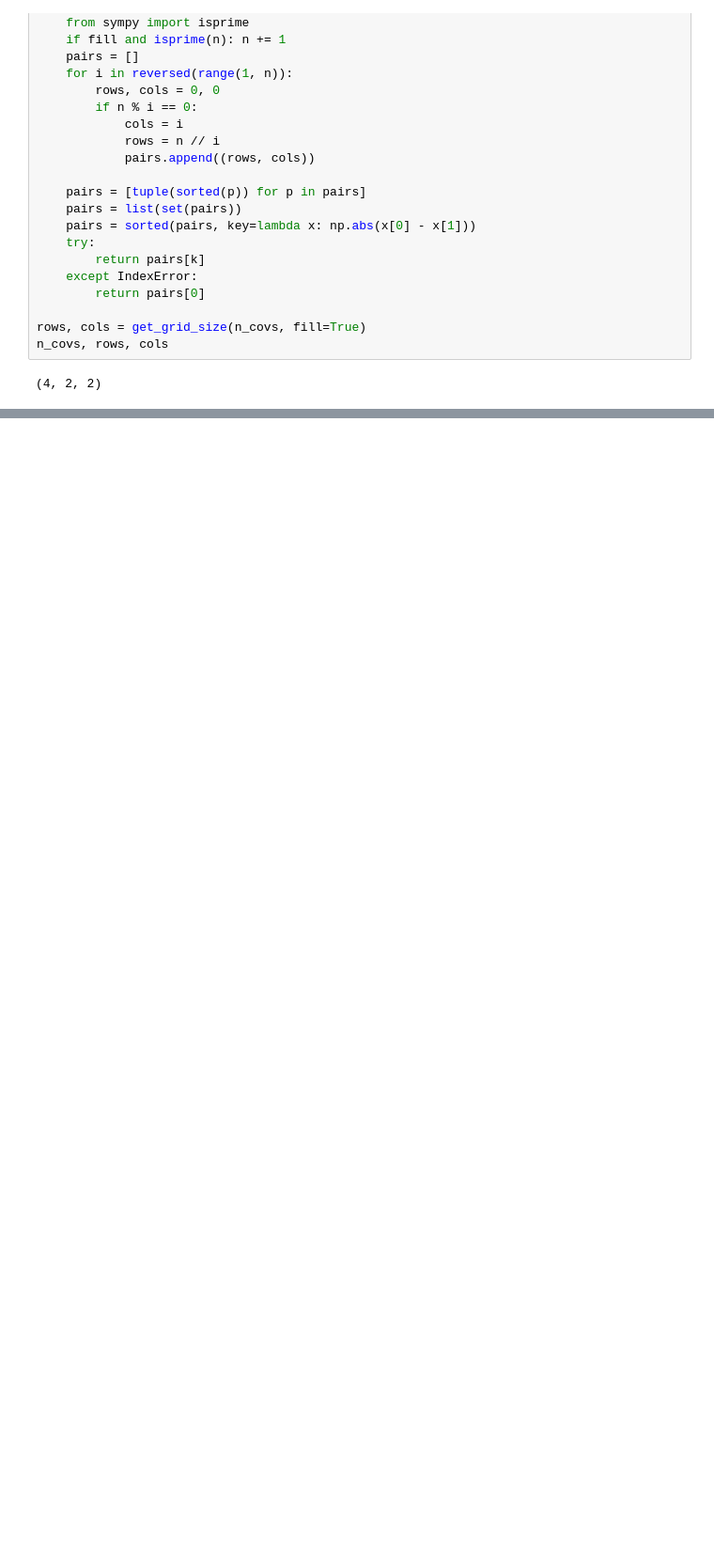
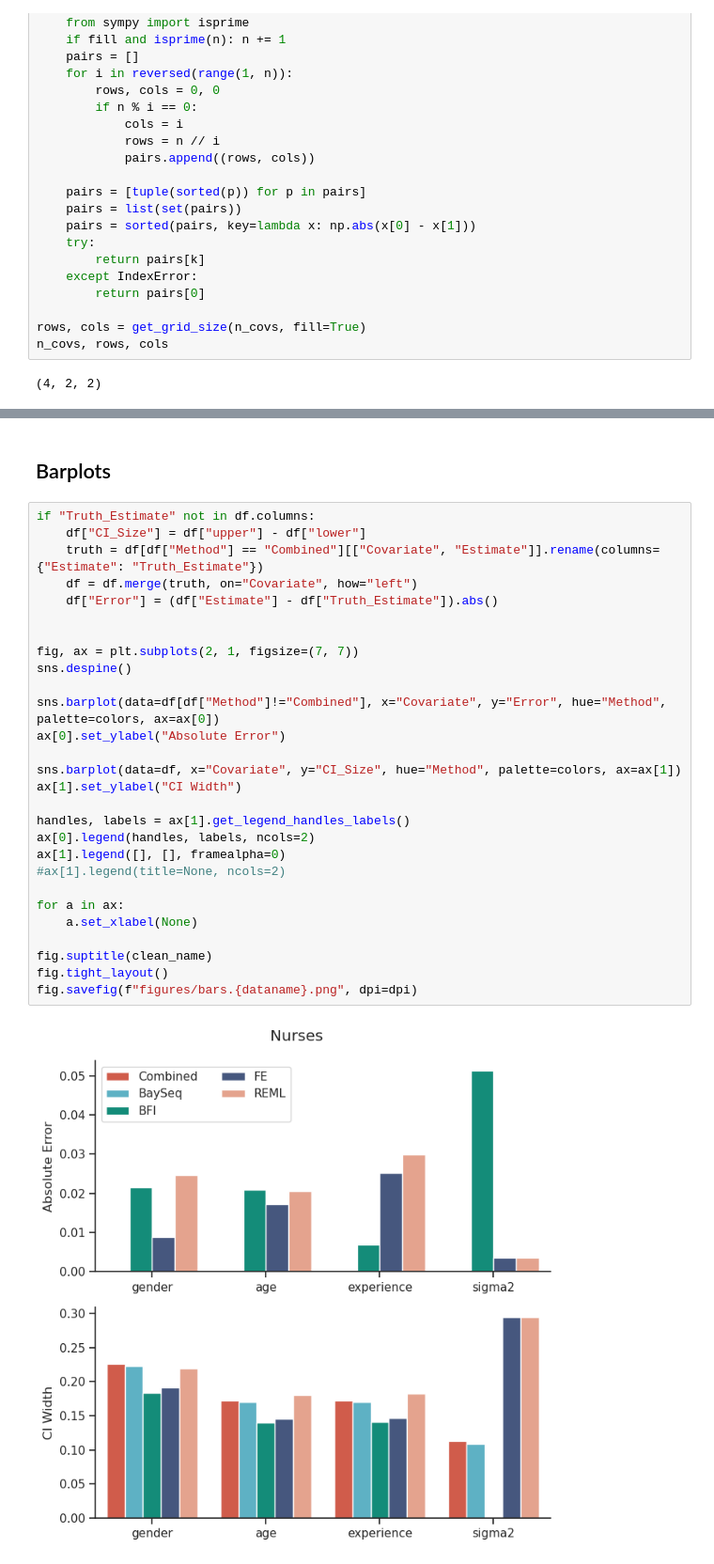
Before and after one commit to lisa-gm/confeR, a Jupyter notebook: figures.ipynb, the cells around one changed output, grey strips where cells are left out. Shown at 94% size. Cells and saved outputs as stored; diff of their text form; blank space fills up the shorter version.

```diff
--- a/figures.ipynb
+++ b/figures.ipynb
@@ -140,0 +154,32 @@ fig.savefig(f"figures/errorbars.{dataname}.png")
+# %% [markdown]
+## Barplots
+# %%
+if "Truth_Estimate" not in df.columns:
+    df["CI_Size"] = df["upper"] - df["lower"]
+    truth = df[df["Method"] == "Combined"][["Covariate", "Estimate"]].rename(columns={"Estimate": "Truth_Estimate"})
+    df = df.merge(truth, on="Covariate", how="left")
+    df["Error"] = (df["Estimate"] - df["Truth_Estimate"]).abs()
+
+
+fig, ax = plt.subplots(2, 1, figsize=(7, 7))
+sns.despine()
+
+sns.barplot(data=df[df["Method"]!="Combined"], x="Covariate", y="Error", hue="Method", palette=colors, ax=ax[0])
+ax[0].set_ylabel("Absolute Error")
+
+sns.barplot(data=df, x="Covariate", y="CI_Size", hue="Method", palette=colors, ax=ax[1])
+ax[1].set_ylabel("CI Width")
+
+handles, labels = ax[1].get_legend_handles_labels()
+ax[0].legend(handles, labels, ncols=2)
+ax[1].legend([], [], framealpha=0)
+#ax[1].legend(title=None, ncols=2)
+
+for a in ax:
+    a.set_xlabel(None)
+
+fig.suptitle(clean_name)
+fig.tight_layout()
+fig.savefig(f"figures/bars.{dataname}.png", dpi=dpi)
+# %% [output]
+[figure, added]
```
Also changed, not shown: parts of 5 cells of this notebook, 2 other files.
